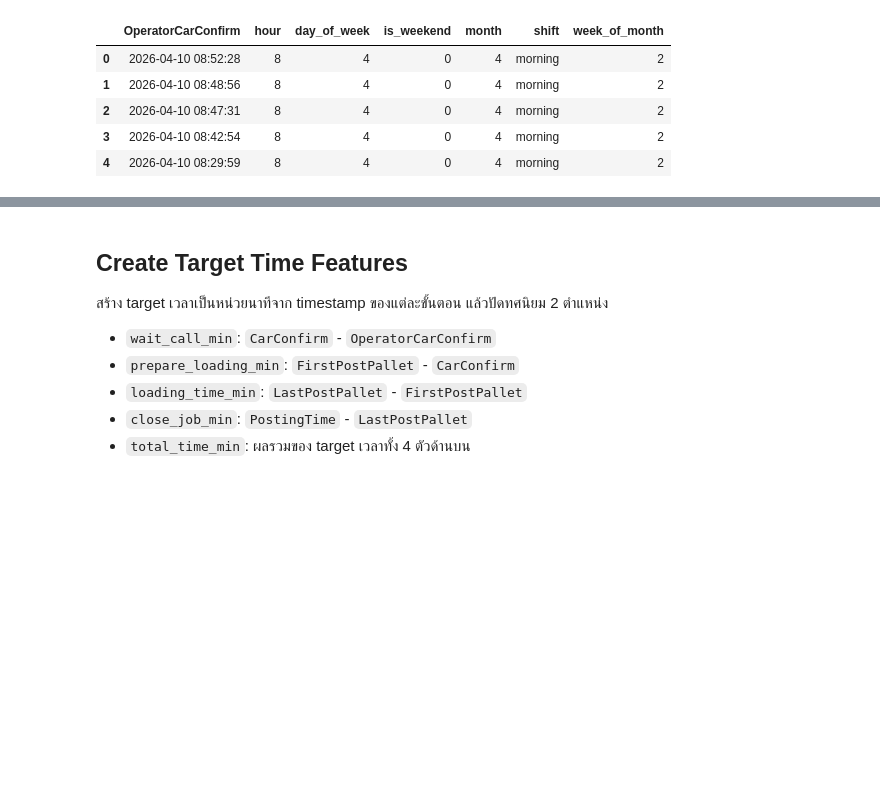
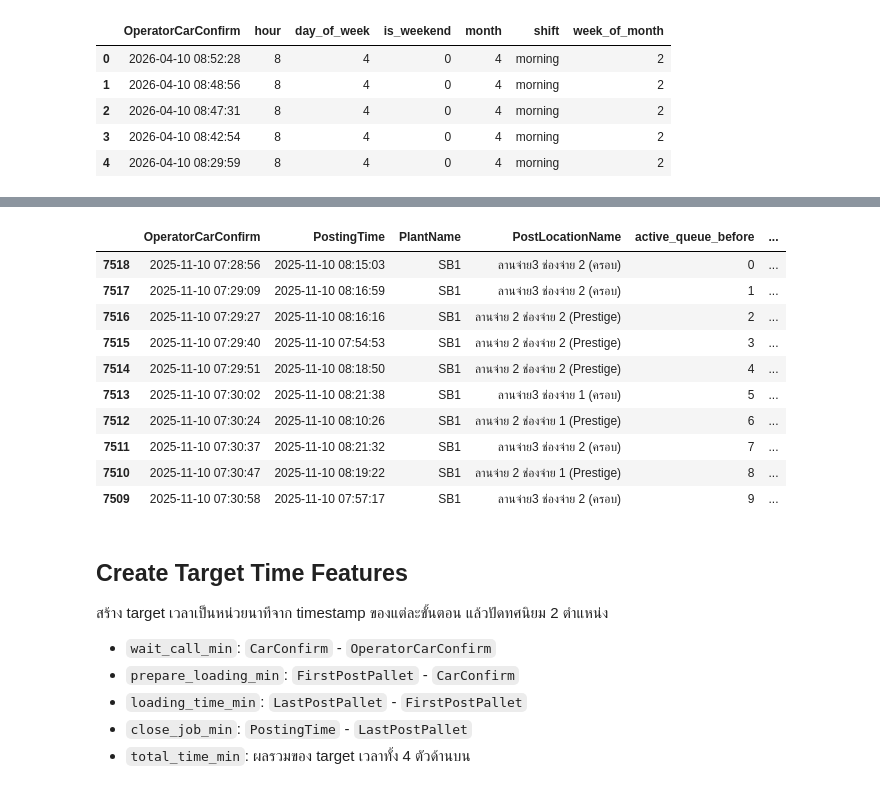
Before and after one commit to Armpa16/WMS-ML, a Jupyter notebook: notebooks/04_FeatureEngineering.ipynb, the cells around one changed output, grey strips where cells are left out. Drawn from its saved outputs; the diff is of its cells as text; code cells hidden in the pictures; blank space fills up the shorter version.

Commit message:
update feature queue

```diff
--- a/notebooks/04_FeatureEngineering.ipynb
+++ b/notebooks/04_FeatureEngineering.ipynb
@@ -119,3 +126,70 @@ df_feature[calendar_feature_columns].head()
+# %%
+queue_time_column = 'OperatorCarConfirm'
+queue_close_column = 'PostingTime'
+queue_date_column = '_queue_date_from_operator_confirm'
+
+queue_feature_columns = [
+    'active_queue_before',
+    'active_queue_before_same_location',
+]
+
+df_feature[queue_feature_columns] = pd.NA
+df_feature[queue_date_column] = df_feature[queue_time_column].dt.normalize()
+
+valid_queue_mask = df_feature[queue_time_column].notna()
+queue_sort_columns = [queue_time_column]
+
+for optional_sort_column in ['PackListNo', 'TruckSeqNo']:
+    if optional_sort_column in df_feature.columns:
+        queue_sort_columns.append(optional_sort_column)
+
+queue_ordered = df_feature.loc[valid_queue_mask].sort_values(
+    queue_sort_columns,
+    kind='mergesort',
+)
+queue_ordered_index = queue_ordered.index
+
+# Active previous trucks: entered before the current truck and had not posted out yet.
+# If a previous truck has missing PostingTime, treat it as still active.
+for current_index, current_row in queue_ordered.iterrows():
+    current_time = current_row[queue_time_column]
+
+    active_before_mask = (
+        (queue_ordered[queue_time_column] < current_time)
+        & (
+            queue_ordered[queue_close_column].isna()
+            | (queue_ordered[queue_close_column] > current_time)
+        )
+    )
+    active_before = queue_ordered.loc[active_before_mask]
+
+    df_feature.at[current_index, 'active_queue_before'] = len(active_before)
+    df_feature.at[current_index, 'active_queue_before_same_location'] = (
+        active_before['PostLocationName'].eq(current_row['PostLocationName']).sum()
+    )
+
+df_feature[queue_feature_columns] = df_feature[queue_feature_columns].astype('Int64')
+df_feature = df_feature.drop(columns=[queue_date_column])
+
+df_feature.sort_values(queue_time_column)[[
+    'OperatorCarConfirm',
+    'PostingTime',
+    'PlantName',
+    'PostLocationName',
+    *queue_feature_columns,
+]].head(10)
+# %% [output]
+|  | OperatorCarConfirm | PostingTime | PlantName | PostLocationName | active_queue_before | ... |
+| 7518 | 2025-11-10 07:28:56 | 2025-11-10 08:15:03 | SB1 | ลานจ่าย3 ช่องจ่าย 2 (ครอบ) | 0 | ... |
+| 7517 | 2025-11-10 07:29:09 | 2025-11-10 08:16:59 | SB1 | ลานจ่าย3 ช่องจ่าย 2 (ครอบ) | 1 | ... |
+| 7516 | 2025-11-10 07:29:27 | 2025-11-10 08:16:16 | SB1 | ลานจ่าย 2 ช่องจ่าย 2 (Prestige) | 2 | ... |
+| 7515 | 2025-11-10 07:29:40 | 2025-11-10 07:54:53 | SB1 | ลานจ่าย 2 ช่องจ่าย 2 (Prestige) | 3 | ... |
+| 7514 | 2025-11-10 07:29:51 | 2025-11-10 08:18:50 | SB1 | ลานจ่าย 2 ช่องจ่าย 2 (Prestige) | 4 | ... |
+| 7513 | 2025-11-10 07:30:02 | 2025-11-10 08:21:38 | SB1 | ลานจ่าย3 ช่องจ่าย 1 (ครอบ) | 5 | ... |
+| 7512 | 2025-11-10 07:30:24 | 2025-11-10 08:10:26 | SB1 | ลานจ่าย 2 ช่องจ่าย 1 (Prestige) | 6 | ... |
+| 7511 | 2025-11-10 07:30:37 | 2025-11-10 08:21:32 | SB1 | ลานจ่าย3 ช่องจ่าย 2 (ครอบ) | 7 | ... |
+| 7510 | 2025-11-10 07:30:47 | 2025-11-10 08:19:22 | SB1 | ลานจ่าย 2 ช่องจ่าย 1 (Prestige) | 8 | ... |
+| 7509 | 2025-11-10 07:30:58 | 2025-11-10 07:57:17 | SB1 | ลานจ่าย3 ช่องจ่าย 2 (ครอบ) | 9 | ... |
 # %% [markdown]
 ## Create Target Time Features
 
```
Also changed, not shown: parts of 2 cells of this notebook, 1 other file.
